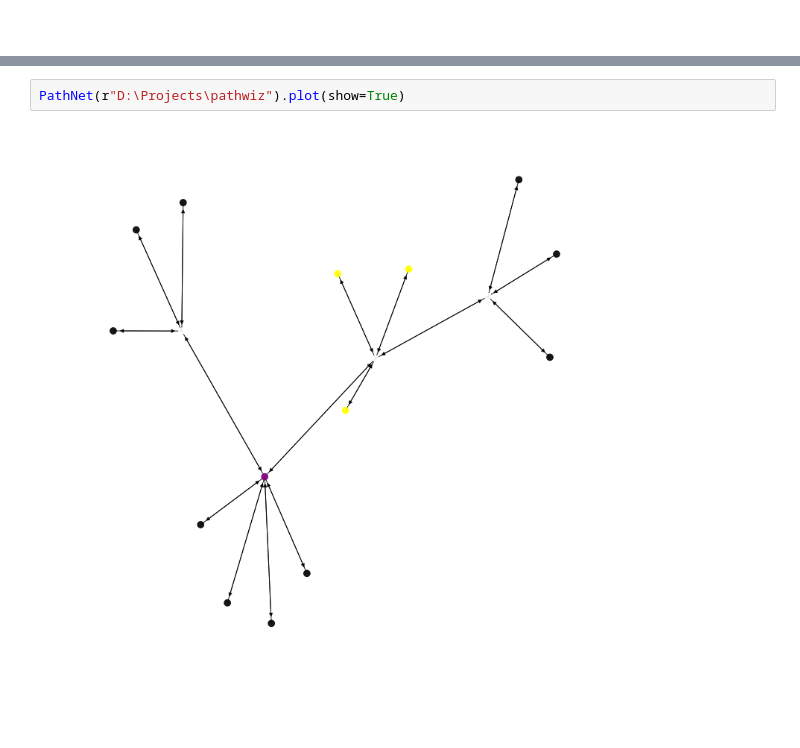
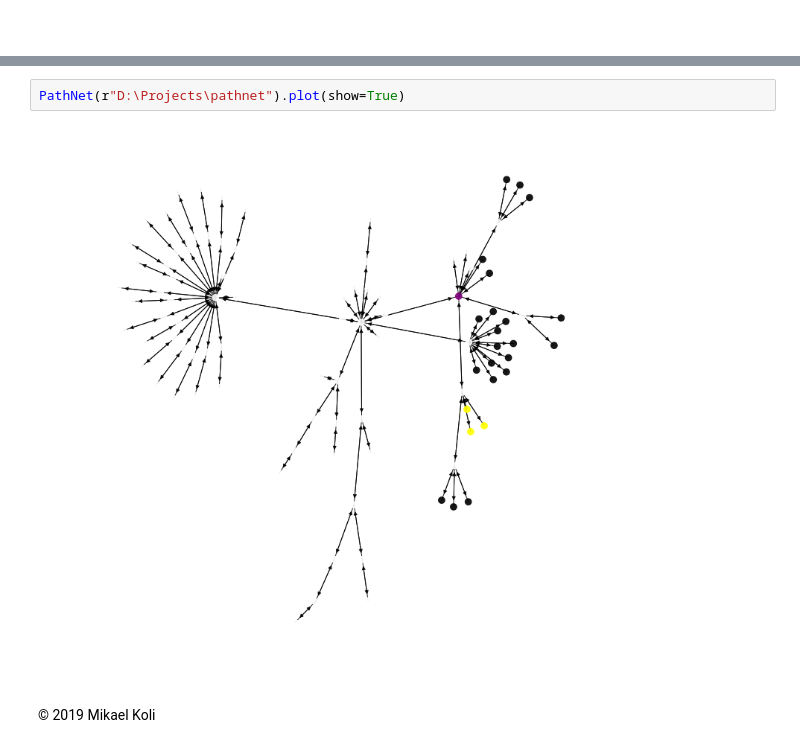
Before and after one commit to Miksus/PathNet, a Jupyter notebook: demo.ipynb, the cells around one changed output, grey strips where cells are left out. Drawn from its saved outputs; the diff is of its cells as text; blank space fills up the shorter version.

```diff
--- a/demo.ipynb
+++ b/demo.ipynb
@@ -64,6 +57,8 @@ PathNet(r"D:\Projects\pathwiz").plot("bokeh", show=True)
 [interactive output not drawn]
 [interactive output not drawn]
 # %%
-PathNet(r"D:\Projects\pathwiz").plot(show=True)
+PathNet(r"D:\Projects\pathnet").plot(show=True)
 # %% [output]
-[figure, old version]
+[figure, new version]
+# %% [markdown]
+© 2019 Mikael Koli
```
Also changed, not shown: parts of 10 cells of this notebook.
